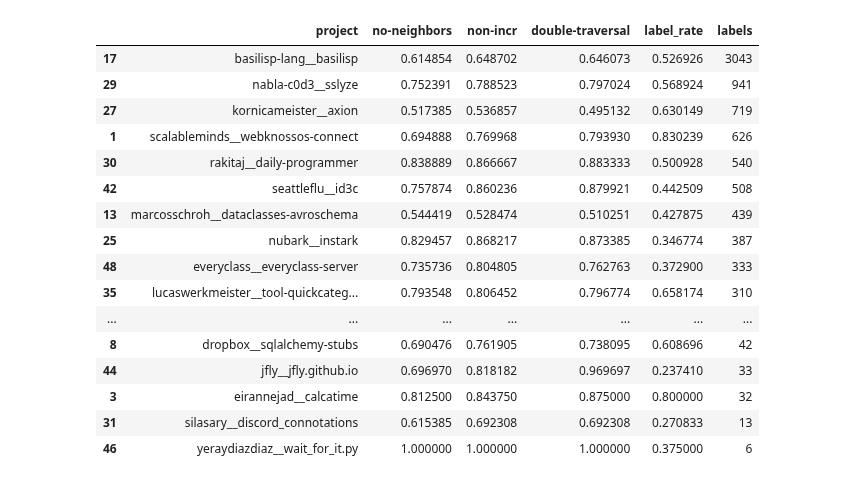
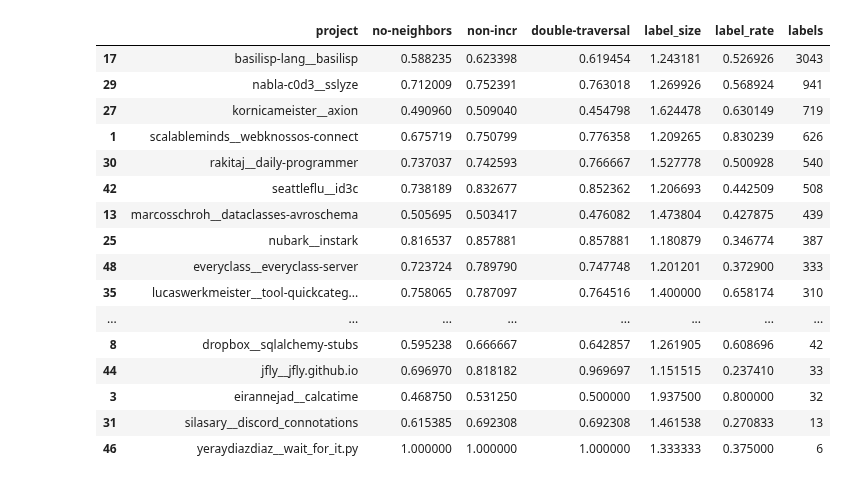
Before and after one commit to utopia-group/TypeT5, a Jupyter notebook: scripts/analyze_decoding_results.ipynb, the cells around one changed output. Drawn from its saved outputs; the diff is of its cells as text; code cells hidden in the pictures.

Commit message:
Add AccuracyMetric.
Update type4py evaluation.

```diff
--- a/scripts/analyze_decoding_results.ipynb
+++ b/scripts/analyze_decoding_results.ipynb
@@ -48,57 +48,73 @@ evals = dict[str, EvalResult]()
 
 for oname in tqdm(decode_orders, desc="Loading evaluation results"):
     evals[oname] = pickle_load(results_dir / f"{oname}-EvalResult.pkl")
+# %%
+import pandas as pd
+from spot.type_env import AccuracyMetric
+
+
+common_type_names = ModelWrapper.load_common_type_names(get_model_dir() / model_name)
+metrics = AccuracyMetric.default_metrics(common_type_names)
+strategy2acc = {
+    s: evals[s].error_analysis(None, acc_metric).accuracies[acc_metric.name]
+    for s in evals
+}
 # %%
-import pandas as pd
-from spot.type_env import AccuracyMetric
 
 projects = [p.root_dir.name for p in test_projects]
-common_type_names = ModelWrapper.load_common_type_names(get_model_dir() / model_name)
+acc_metric = AccuracyMetric(common_type_names)
 
 strategies_to_show = ["no-neighbors", "non-incr", "double-traversal"]
-acc_metric = AccuracyMetric(common_type_names)
 strategy2accs = {
     s: [
         evals[s].error_analysis(pname, acc_metric).accuracies[acc_metric.name]
         for pname in projects
     ]
     for s in strategies_to_show
 }
 
 n_annots = [
     sum(e.get_signature().n_annots() for e in p.all_elems()) for p in test_projects
 ]
 # n_labels = [
 #     sum(e.get_signature().n_annotated() for e in p.all_elems()) for p in test_projects
 # ]
 n_labels = [x.n_total for x in strategy2accs[strategies_to_show[0]]]
+label_sizes = [
+    evals[strategies_to_show[0]]
+    .error_analysis(pname, acc_metric)
+    .accuracies[f"{acc_metric.name}_label_size"]
+    for pname in projects
+]
 
 label_rates = [a / b for a, b in zip(n_labels, n_annots)]
 
 df = pd.DataFrame(
     {
         "project": projects,
         **{n: [x.acc for x in xs] for n, xs in strategy2accs.items()},
+        "label_size": label_sizes,
         "label_rate": label_rates,
         "labels": n_labels,
     }
 )
-df.sort_values(by=["labels"], ascending=False)
+df_sorted = df.sort_values(by=["labels"], ascending=False)
+df_sorted
 # %% [output]
-|  | project | no-neighbors | non-incr | double-traversal | label_rate | labels |
-| 17 | basilisp-lang__basilisp | 0.614854 | 0.648702 | 0.646073 | 0.526926 | 3043 |
-| 29 | nabla-c0d3__sslyze | 0.752391 | 0.788523 | 0.797024 | 0.568924 | 941 |
-| 27 | kornicameister__axion | 0.517385 | 0.536857 | 0.495132 | 0.630149 | 719 |
-| 1 | scalableminds__webknossos-connect | 0.694888 | 0.769968 | 0.793930 | 0.830239 | 626 |
-| 30 | rakitaj__daily-programmer | 0.838889 | 0.866667 | 0.883333 | 0.500928 | 540 |
-| 42 | seattleflu__id3c | 0.757874 | 0.860236 | 0.879921 | 0.442509 | 508 |
-| 13 | marcosschroh__dataclasses-avroschema | 0.544419 | 0.528474 | 0.510251 | 0.427875 | 439 |
-| 25 | nubark__instark | 0.829457 | 0.868217 | 0.873385 | 0.346774 | 387 |
-| 48 | everyclass__everyclass-server | 0.735736 | 0.804805 | 0.762763 | 0.372900 | 333 |
-| 35 | lucaswerkmeister__tool-quickcateg... | 0.793548 | 0.806452 | 0.796774 | 0.658174 | 310 |
-| ... | ... | ... | ... | ... | ... | ... |
-| 8 | dropbox__sqlalchemy-stubs | 0.690476 | 0.761905 | 0.738095 | 0.608696 | 42 |
-| 44 | jfly__jfly.github.io | 0.696970 | 0.818182 | 0.969697 | 0.237410 | 33 |
-| 3 | eirannejad__calcatime | 0.812500 | 0.843750 | 0.875000 | 0.800000 | 32 |
-| 31 | silasary__discord_connotations | 0.615385 | 0.692308 | 0.692308 | 0.270833 | 13 |
-| 46 | yeraydiazdiaz__wait_for_it.py | 1.000000 | 1.000000 | 1.000000 | 0.375000 | 6 |
+|  | project | no-neighbors | non-incr | double-traversal | label_size | label_rate | labels |
+| 17 | basilisp-lang__basilisp | 0.588235 | 0.623398 | 0.619454 | 1.243181 | 0.526926 | 3043 |
+| 29 | nabla-c0d3__sslyze | 0.712009 | 0.752391 | 0.763018 | 1.269926 | 0.568924 | 941 |
+| 27 | kornicameister__axion | 0.490960 | 0.509040 | 0.454798 | 1.624478 | 0.630149 | 719 |
+| 1 | scalableminds__webknossos-connect | 0.675719 | 0.750799 | 0.776358 | 1.209265 | 0.830239 | 626 |
+| 30 | rakitaj__daily-programmer | 0.737037 | 0.742593 | 0.766667 | 1.527778 | 0.500928 | 540 |
+| 42 | seattleflu__id3c | 0.738189 | 0.832677 | 0.852362 | 1.206693 | 0.442509 | 508 |
+| 13 | marcosschroh__dataclasses-avroschema | 0.505695 | 0.503417 | 0.476082 | 1.473804 | 0.427875 | 439 |
+| 25 | nubark__instark | 0.816537 | 0.857881 | 0.857881 | 1.180879 | 0.346774 | 387 |
+| 48 | everyclass__everyclass-server | 0.723724 | 0.789790 | 0.747748 | 1.201201 | 0.372900 | 333 |
+| 35 | lucaswerkmeister__tool-quickcateg... | 0.758065 | 0.787097 | 0.764516 | 1.400000 | 0.658174 | 310 |
+| ... | ... | ... | ... | ... | ... | ... | ... |
+| 8 | dropbox__sqlalchemy-stubs | 0.595238 | 0.666667 | 0.642857 | 1.261905 | 0.608696 | 42 |
+| 44 | jfly__jfly.github.io | 0.696970 | 0.818182 | 0.969697 | 1.151515 | 0.237410 | 33 |
+| 3 | eirannejad__calcatime | 0.468750 | 0.531250 | 0.500000 | 1.937500 | 0.800000 | 32 |
+| 31 | silasary__discord_connotations | 0.615385 | 0.692308 | 0.692308 | 1.461538 | 0.270833 | 13 |
+| 46 | yeraydiazdiaz__wait_for_it.py | 1.000000 | 1.000000 | 1.000000 | 1.333333 | 0.375000 | 6 |
```
Also changed, not shown: parts of 6 cells of this notebook, 8 other files.
